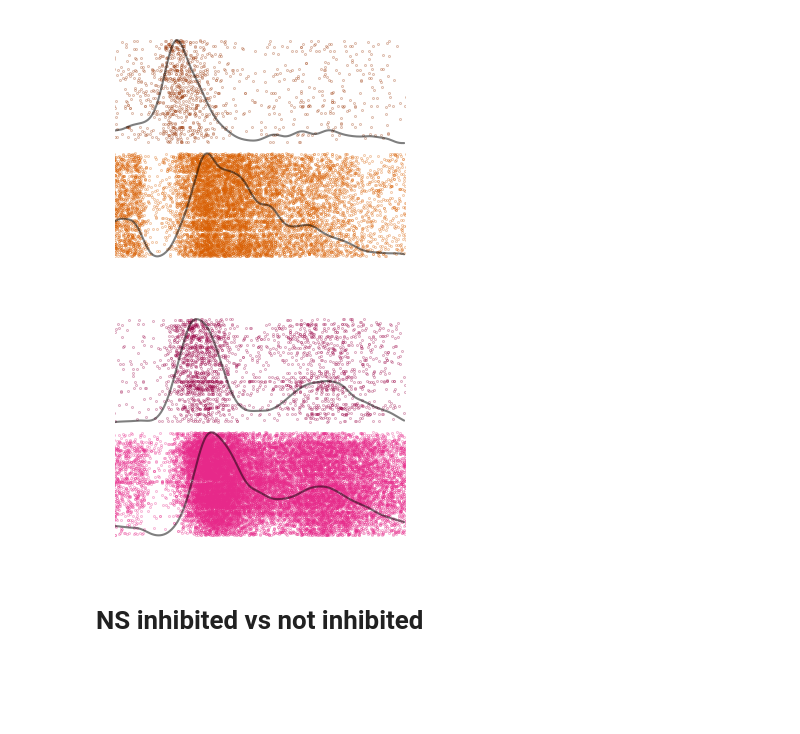
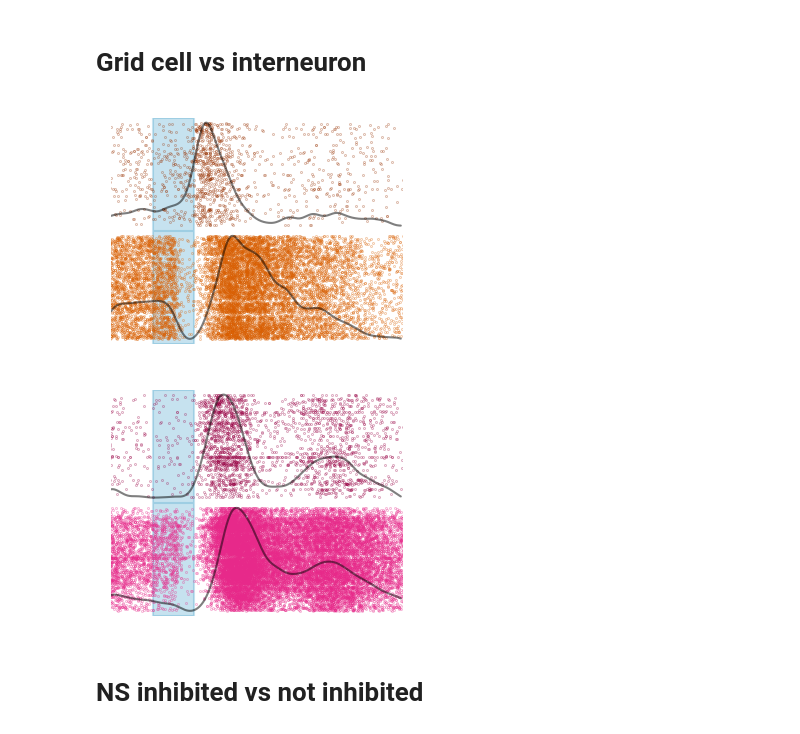
Before and after one commit to CINPLA/septum-mec, a Jupyter notebook: notebooks/10-response-example.ipynb, the cells around one changed output. Drawn from its saved outputs; the diff is of its cells as text; code cells hidden in the pictures; blank space fills up the shorter version.

```diff
--- a/notebooks/10-response-example.ipynb
+++ b/notebooks/10-response-example.ipynb
@@ -42,25 +43,33 @@ output = pathlib.Path('output/response-example')
 (output / 'figures').mkdir(parents=True, exist_ok=True)
 # %%
 def raster(spike_times, stim_times, window, ax, std, **kwargs):
+    t1, t2 = window
     spike_times = np.array(spike_times)
     stim_times = np.array(stim_times)
-    trials = [spike_times[(spike_times >= t - 1e-3) & (spike_times <= t + window + 1e-3)] - t
+    trials = [spike_times[(spike_times >= t + t1 - 1e-3) & (spike_times <= t + t2 + 1e-3)] - t
               for t in stim_times]
     spikes = [s for t in trials for s in t]
     spike_trials = [s for i, t in enumerate(trials) for s in [i]*len(t)]
     ax.scatter(spikes, spike_trials, **kwargs)
     from scipy.stats import gaussian_kde
 
-    times = np.arange(0, window, 1e-4)
+    times = np.arange(t1, t2, 1e-4)
 
     kernel = gaussian_kde(spikes, std)
     pdf = kernel(times)
     m = max(spike_trials)
     pdf = (pdf - pdf.min()) / (pdf - pdf.min()).max() * m
     ax.plot(times, pdf, 'k', lw=1, alpha=.5)
-    ax.set_xlim(0, window)
+    ax.set_xlim(t1, t2)
+#     ax.plot(0, len(trials) * 1.1, ls='none', marker='v', color='k', markersize=5)
+    ax.axvspan(0, 0.005, color='#43a2ca', alpha=.3, zorder=-5)
+    return times, pdf
 # %%
 colors = ['#993404', '#d95f02', '#980043', '#e7298a']
+# %%
+window = [-0.005, 0.03]
+# %% [markdown]
+# Grid cell vs interneuron
 # %%
 action_id_11 = '1833-120619-2'
 action_id_30 = '1833-120619-4'
@@ -78,41 +87,41 @@ fig, axs = plt.subplots(2, 1, sharex=True, gridspec_kw={'hspace':0})
 dot_size = 0.02
 std = 0.1
 axs = axs.ravel()
-raster(grid_neuron_11, stim_times_11, 0.03, s=dot_size, ax=axs[0], color=colors[0], std=std)
-raster(inter_neuron_11, stim_times_11, 0.03, s=dot_size, ax=axs[1], color=colors[1], std=std)
+raster(grid_neuron_11, stim_times_11, window, s=dot_size, ax=axs[0], color=colors[0], std=std)
+raster(inter_neuron_11, stim_times_11, window, s=dot_size, ax=axs[1], color=colors[1], std=std)
 
 
 sns.despine(left=True, bottom=True)
 for ax in axs:
     ax.set_yticklabels([])
     ax.set_xticklabels([])
 figname = f'raster-{action_id_11}_11'.replace(' ', '-')
 fig.savefig(
     output / 'figures' / f'{figname}.png',
     bbox_inches='tight', transparent=True)
 fig.savefig(
     output / 'figures' / f'{figname}.svg',
     bbox_inches='tight', transparent=True)
 
 fig, axs = plt.subplots(2, 1, sharex=True, gridspec_kw={'hspace':0})
 axs = axs.ravel()
-raster(grid_neuron_30, stim_times_30, 0.03, s=dot_size, ax=axs[0], color=colors[2], std=std)
-raster(inter_neuron_30, stim_times_30, 0.03, s=dot_size, ax=axs[1], color=colors[3], std=std)
+raster(grid_neuron_30, stim_times_30, window, s=dot_size, ax=axs[0], color=colors[2], std=std)
+raster(inter_neuron_30, stim_times_30, window, s=dot_size, ax=axs[1], color=colors[3], std=std)
 
 sns.despine(left=True, bottom=True)
 for ax in axs:
     ax.set_yticklabels([])
     ax.set_xticklabels([])
 figname = f'raster-{action_id_30}_30'.replace(' ', '-')
 fig.savefig(
     output / 'figures' / f'{figname}.png',
     bbox_inches='tight', transparent=True)
 fig.savefig(
     output / 'figures' / f'{figname}.svg',
     bbox_inches='tight', transparent=True)
 # %% [output]
-[figure, old version]
+[figure, new version]
-[figure, old version]
+[figure, new version]
 # %% [markdown]
 # NS inhibited vs not inhibited
 # %%
```
Also changed, not shown: parts of 10 cells of this notebook, 18 other files.
